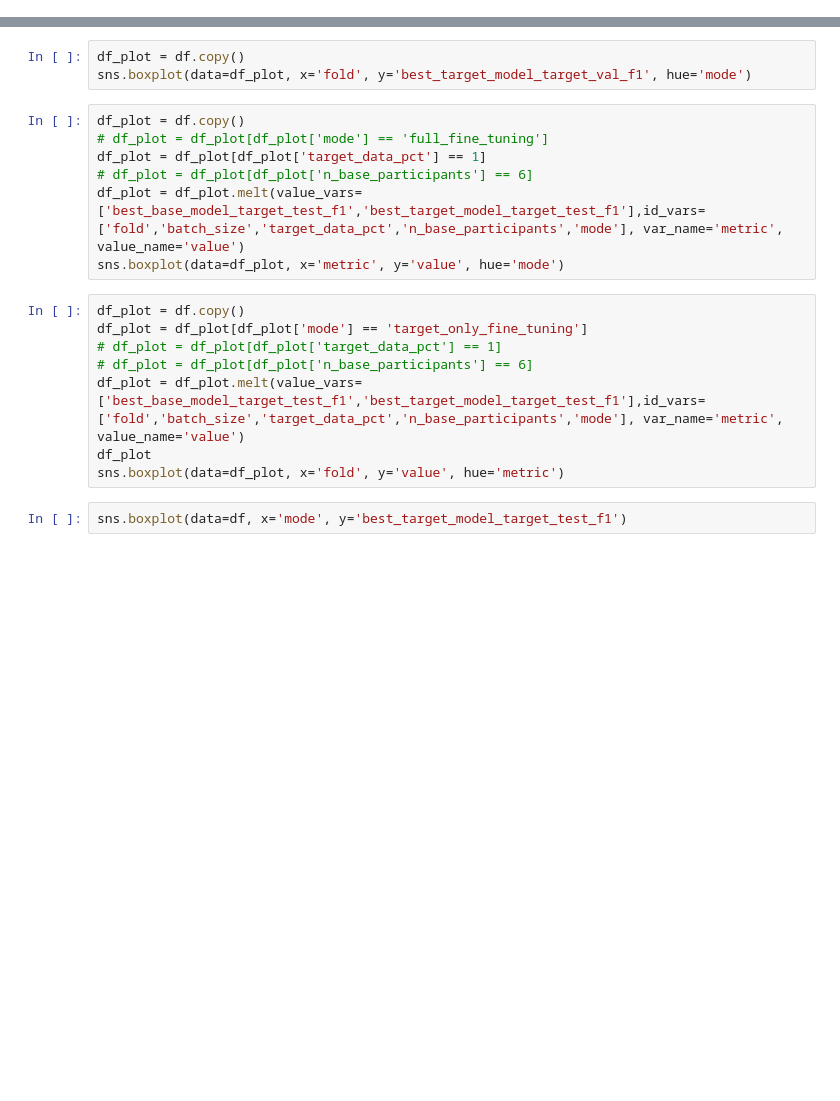
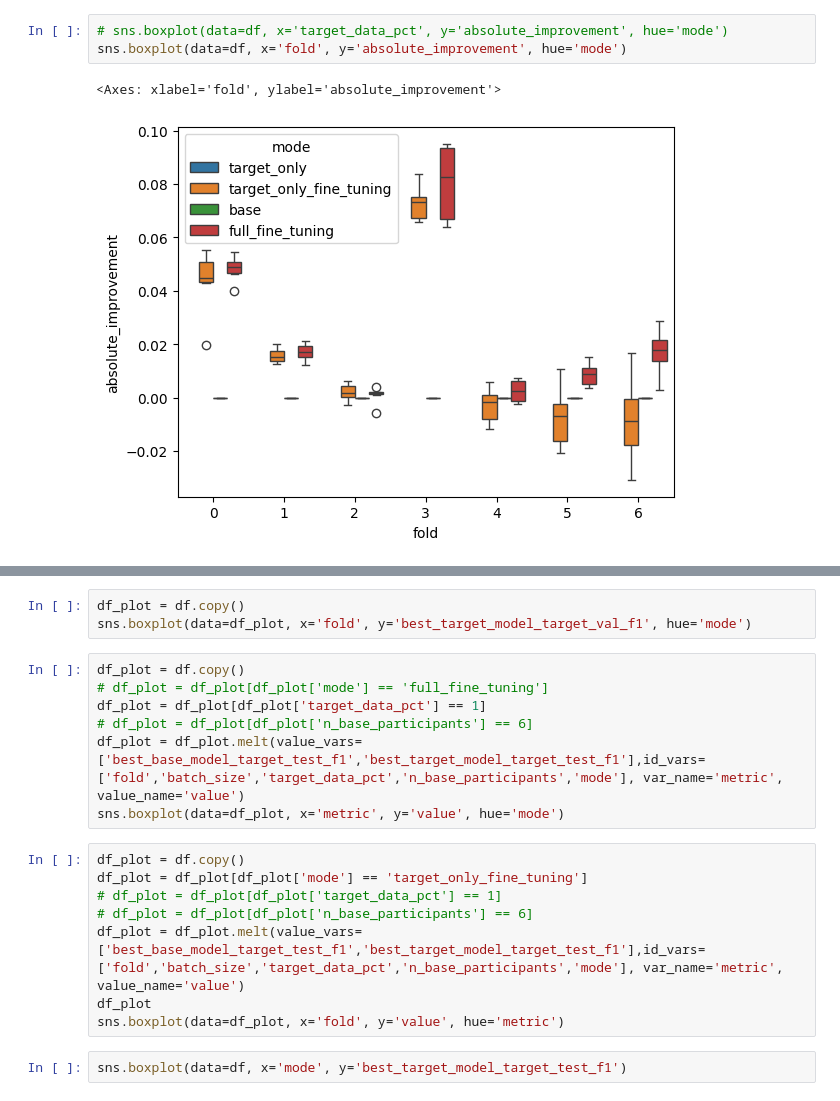
Before and after one commit to smithandrewk/ml-customization, a Jupyter notebook: eval_two_stage.ipynb, the cells around one changed output, grey strips where cells are left out. Drawn from its saved outputs; the diff is of its cells as text; blank space fills up the shorter version.

```diff
--- a/eval_two_stage.ipynb
+++ b/eval_two_stage.ipynb
@@ -77,3 +80,9 @@ sns.heatmap(pivot_df, annot=True, cmap='Blues')
+# %%
+# sns.boxplot(data=df, x='target_data_pct', y='absolute_improvement', hue='mode')
+sns.boxplot(data=df, x='fold', y='absolute_improvement', hue='mode')
+# %% [output]
+<Axes: xlabel='fold', ylabel='absolute_improvement'>
+[figure, added]
 # %%
 fig, ax = plt.subplots(nrows=2, ncols=3, figsize=(21, 8), dpi=300)
 
```
Also changed, not shown: parts of 11 cells of this notebook, 6 other files.
